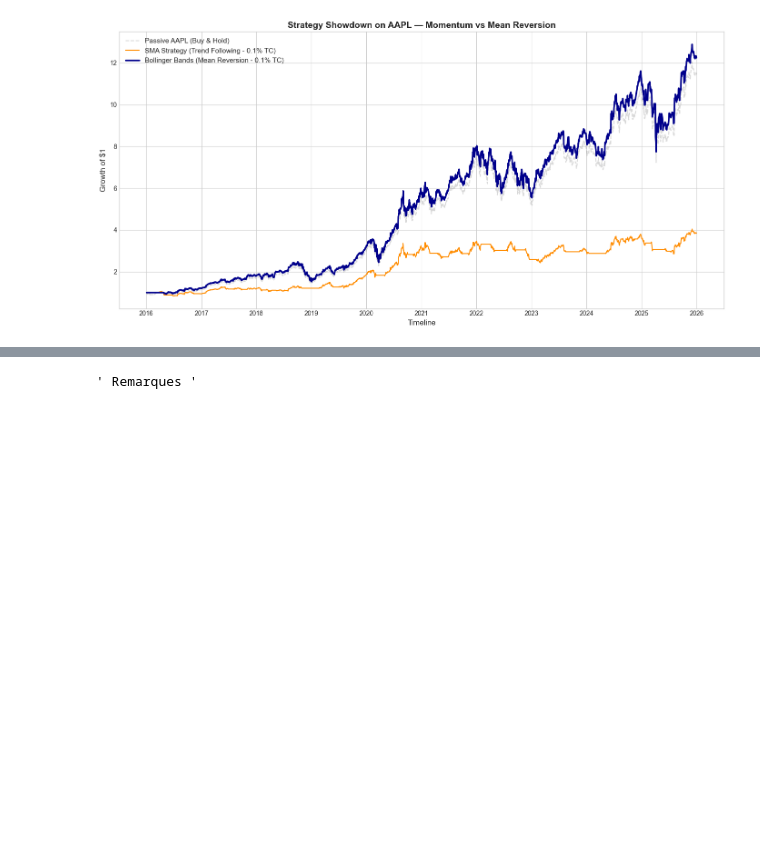
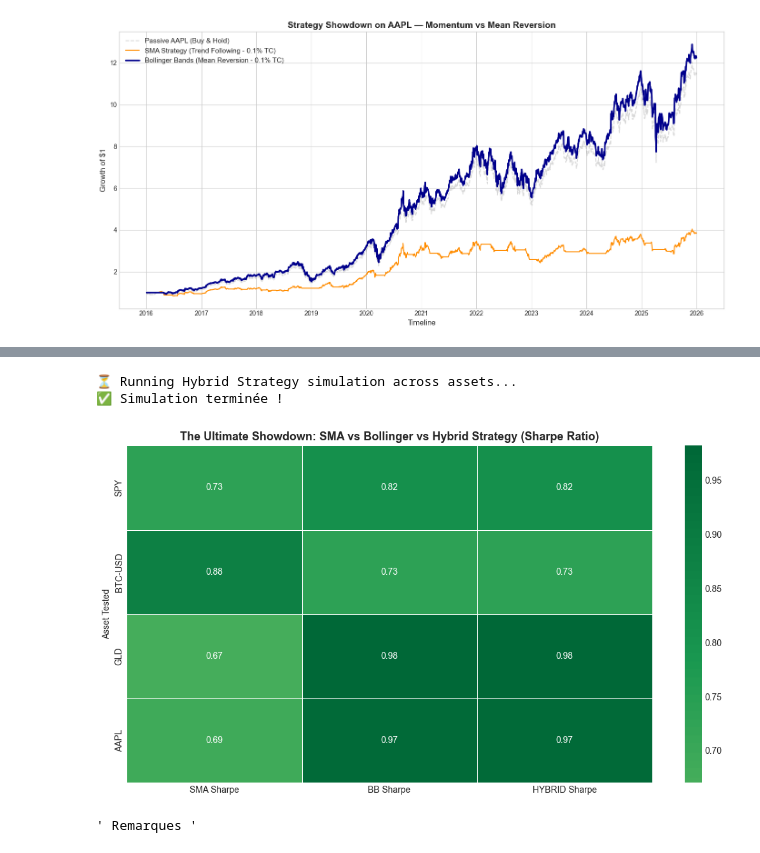
Before and after one commit to gregoirek03/Quant-Project, a Jupyter notebook: advanced_projects/vectorized_backtester/benchmark_backtest.ipynb, the cells around one changed output, grey strips where cells are left out. Cells and saved outputs as stored; diff of their text form; code cells hidden in the pictures; blank space fills up the shorter version.

```diff
--- a/advanced_projects/vectorized_backtester/benchmark_backtest.ipynb
+++ b/advanced_projects/vectorized_backtester/benchmark_backtest.ipynb
@@ -268,3 +297,65 @@ NameError: name 'run_vectorized_backtest' is not defined
+# %%
+# Initialisation de la liste pour notre nouveau comparatif incluant la stratégie Hybride
+hybrid_asset_results = []
+
+print("⏳ Running Hybrid Strategy simulation across assets...")
+
+for t in tickers_to_test:
+    # 1. On récupère les prix (déjà téléchargés ou re-téléchargés rapidement)
+    asset_data = yf.download(t, start="2016-01-01", end="2026-03-01", progress=False)
+    asset_prices = asset_data['Close'].squeeze()
+
+    # 2. Calcul des composants Trend (SMA)
+    sma_s = asset_prices.rolling(window=20).mean()
+    sma_l = asset_prices.rolling(window=50).mean()
+    is_uptrend = sma_s > sma_l  # True si on est en tendance haussière
+
+    # 3. Calcul des composants Mean Reversion (Bollinger)
+    b_mean = asset_prices.rolling(window=20).mean()
+    b_std = asset_prices.rolling(window=20).std()
+    l_band = b_mean - (2 * b_std)
+
+    # 4. 👀 STRATÉGIE HYBRIDE : Signal d'achat SI (Prix < Bande Basse) ET (Tendance Haussière)
+    hybrid_sig = pd.Series(0, index=asset_prices.index)
+    hybrid_sig[(asset_prices < l_band) & (is_uptrend == True)] = 1
+    hybrid_sig[asset_prices > b_mean] = 0
+    hybrid_sig = hybrid_sig.replace(0, np.nan).ffill().fillna(0)
+    hybrid_sig.iloc[:50] = 0  # Warm-up period
+
+    # 5. Simulation via notre moteur inchangé
+    res_hybrid = run_vectorized_backtest(asset_prices, hybrid_sig, transaction_costs=frictional_costs)
+
+    # On récupère aussi les anciens résultats pour comparer
+    res_sma = run_vectorized_backtest(asset_prices, pd.Series(np.where(sma_s > sma_l, 1, 0), index=asset_prices.index).fillna(0), transaction_costs=frictional_costs)
+
+    bb_sig = pd.Series(0, index=asset_prices.index)
+    bb_sig[asset_prices < l_band] = 1
+    bb_sig[asset_prices > b_mean] = 0
+    bb_sig = bb_sig.replace(0, np.nan).ffill().fillna(0)
+    res_bb = run_vectorized_backtest(asset_prices, bb_sig, transaction_costs=frictional_costs)
+
+    # Stockage
+    hybrid_asset_results.append({
+        "Asset": t,
+        "SMA Sharpe": res_sma["sharpe_ratio"],
+        "BB Sharpe": res_bb["sharpe_ratio"],
+        "HYBRID Sharpe": res_hybrid["sharpe_ratio"]
+    })
+
+df_hybrid_compare = pd.DataFrame(hybrid_asset_results).set_index("Asset")
+print("✅ Simulation terminée !")
+# %% [output]
+⏳ Running Hybrid Strategy simulation across assets...
+✅ Simulation terminée !
+# %%
+plt.figure(figsize=(11, 6))
+sns.heatmap(df_hybrid_compare[["SMA Sharpe", "BB Sharpe", "HYBRID Sharpe"]], annot=True, cmap="RdYlGn", center=0, cbar=True, linewidths=0.5)
+plt.title("The Ultimate Showdown: SMA vs Bollinger vs Hybrid Strategy (Sharpe Ratio)", fontsize=13, fontweight='bold')
+plt.ylabel("Asset Tested")
+plt.tight_layout()
+plt.show()
+# %% [output]
+[figure, added]
 # %%
 " Remarques "
 
```
Also changed, not shown: parts of 3 cells of this notebook.
